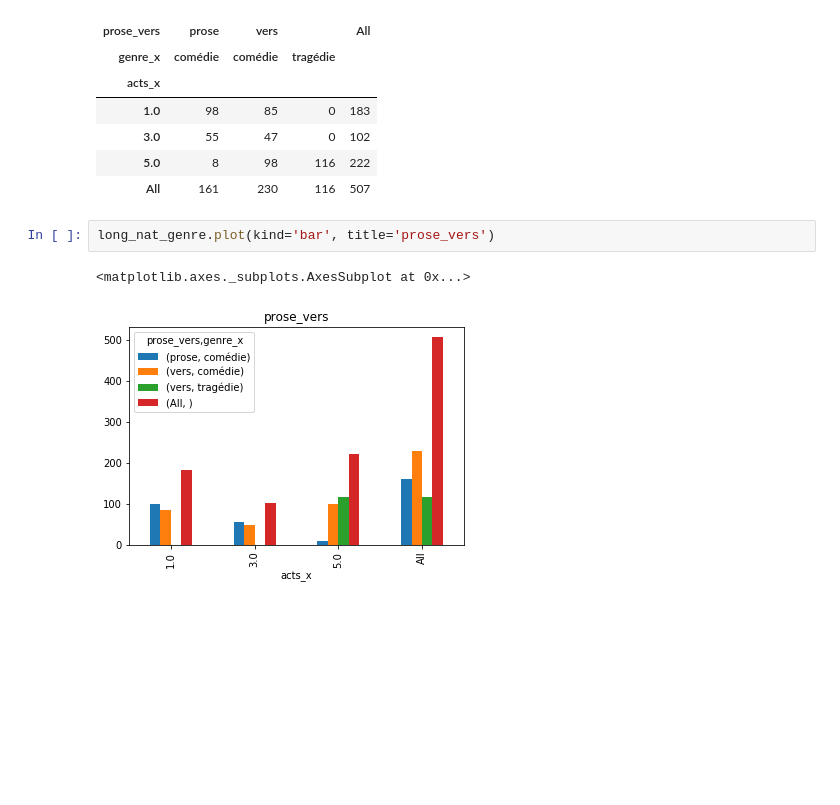
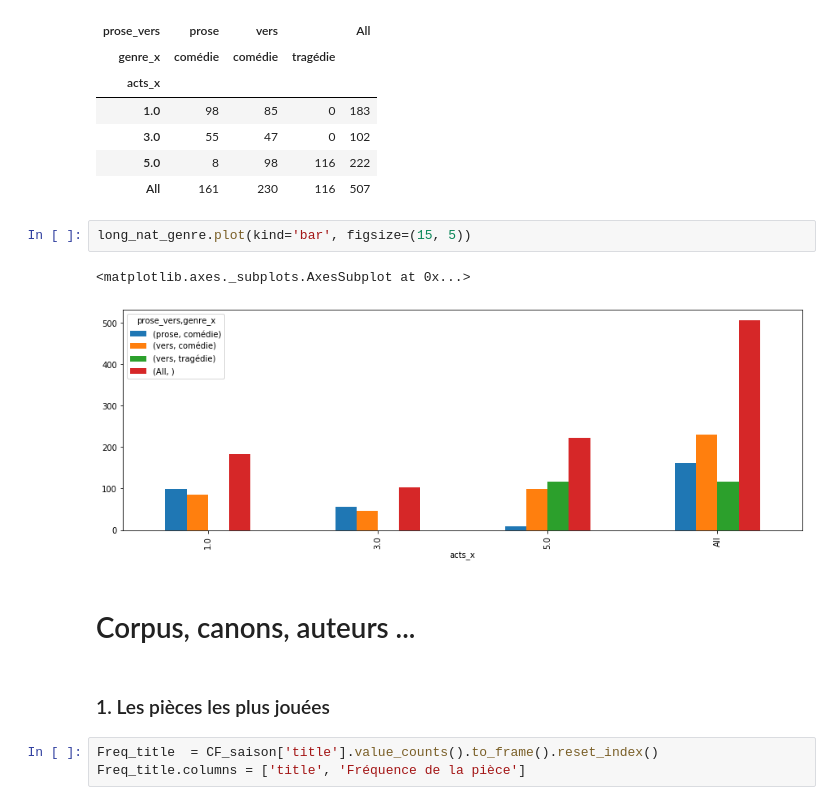
Before and after one commit to MathisGitHub/La-Com-die-Fran-aise-en-1733-1734-, a Jupyter notebook: Projet Comédie.ipynb, the cells around one changed output. Saved outputs shown, nothing was run; the diff lists cells and outputs as text; blank space fills up the shorter version.

```diff
--- a/Projet Comédie.ipynb
+++ b/Projet Comédie.ipynb
@@ -244,7 +264,14 @@ long_nat_genre
 | 5.0 | 8 | 98 | 116 | 222 |
 | All | 161 | 230 | 116 | 507 |
 # %%
-long_nat_genre.plot(kind='bar', title='prose_vers')
+long_nat_genre.plot(kind='bar', figsize=(15, 5))
 # %% [output]
 <matplotlib.axes._subplots.AxesSubplot at 0x...>
-[figure, old version]
+[figure, new version]
+# %% [markdown]
+# Corpus, canons, auteurs ...
+# %% [markdown]
+### 1. Les pièces les plus jouées
+# %%
+Freq_title  = CF_saison['title'].value_counts().to_frame().reset_index()
+Freq_title.columns = ['title', 'Fréquence de la pièce']
```
Also changed, not shown: parts of 13 cells of this notebook.
